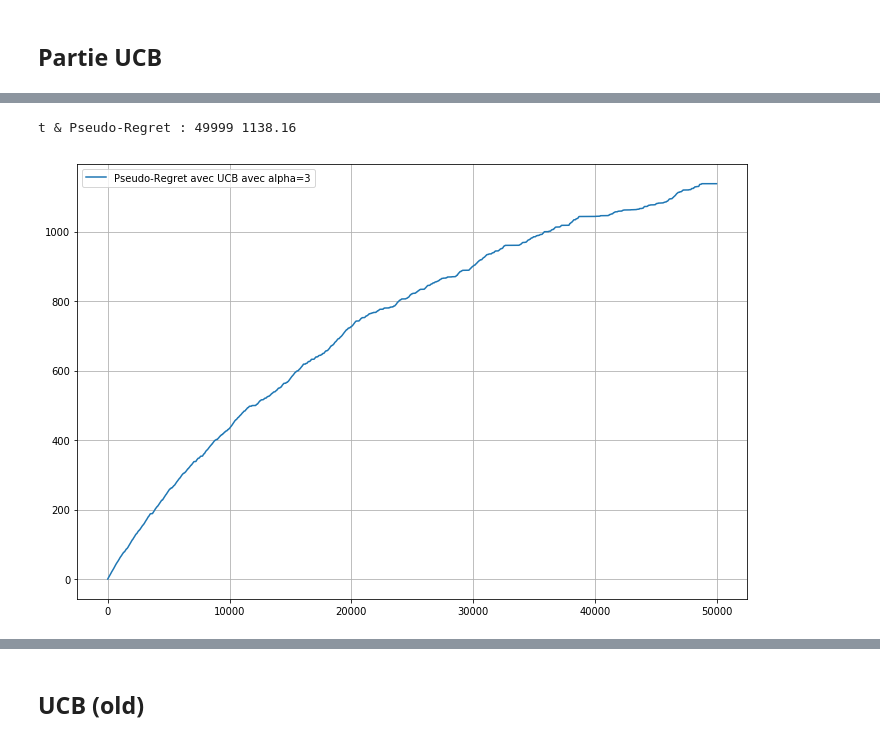
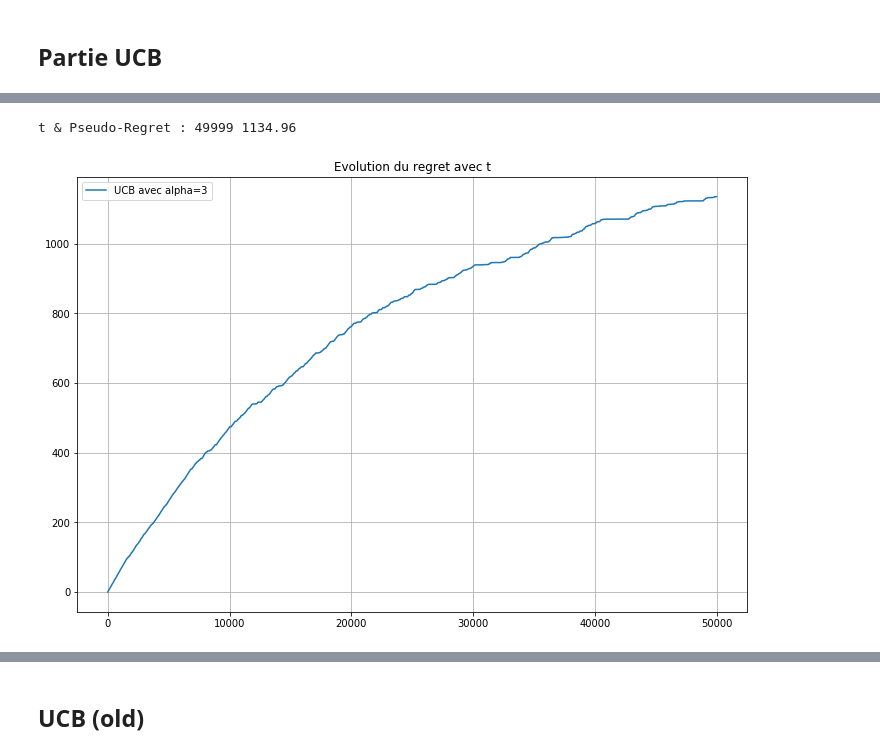
Before and after one commit to zakaryaxali/bandits_kl-ucb, a Jupyter notebook: scenario_2.ipynb, the cells around one changed output, grey strips where cells are left out. Saved outputs shown, nothing was run; the diff lists cells and outputs as text; code cells hidden in the pictures.

```diff
--- a/scenario_2.ipynb
+++ b/scenario_2.ipynb
@@ -77,17 +77,18 @@ t & Reward (total) : 49999 3865
 # %%
 totalAction=np.cumsum(Action_UCB3,axis=1) #Nb d'actions accumulé sur chaque bras
 cumRegret=np.dot(Delta,totalAction[:,:]) #Regret accumulé
 
 print("t & Pseudo-Regret :",t,cumRegret[T-1])
 
 fig=plt.figure(figsize=(12,8))
 ##fig=plt.figure()
 ax1 = fig.add_subplot(1,1,1)
-ax1.plot(cumRegret[:],linestyle='-',label='Pseudo-Regret avec UCB avec alpha=3')
+ax1.plot(cumRegret[:],linestyle='-',label='UCB avec alpha=3')
 ax1.legend(loc='best')
 ax1.grid()
+ax1.set_title('Evolution du regret avec t')
 #ax1.xscale('log')
 plt.show()
 # %% [output]
-t & Pseudo-Regret : 49999 1138.16
+t & Pseudo-Regret : 49999 1134.96
-[figure, old version]
+[figure, new version]
```
Also changed, not shown: parts of 4 cells of this notebook.
